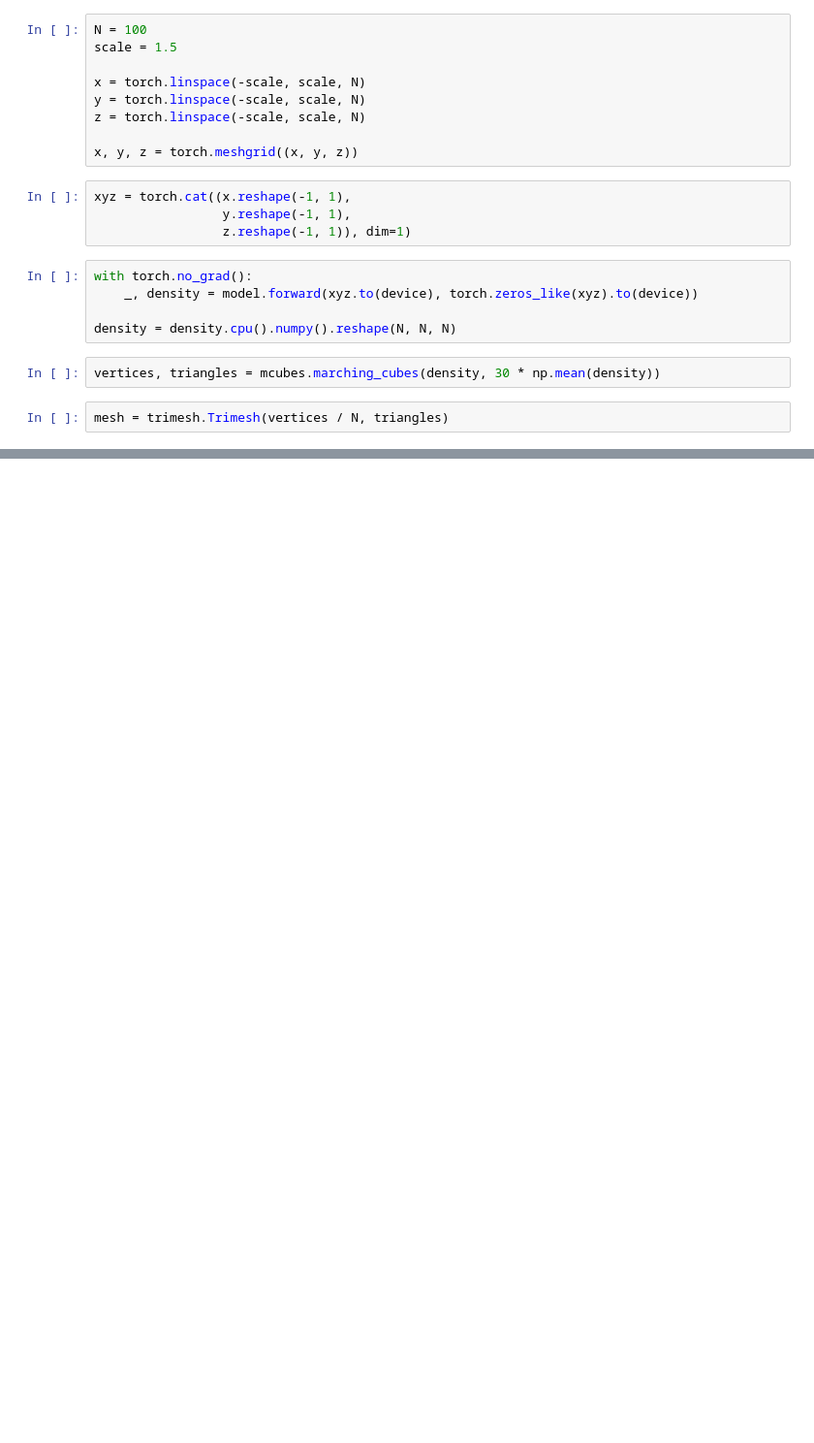
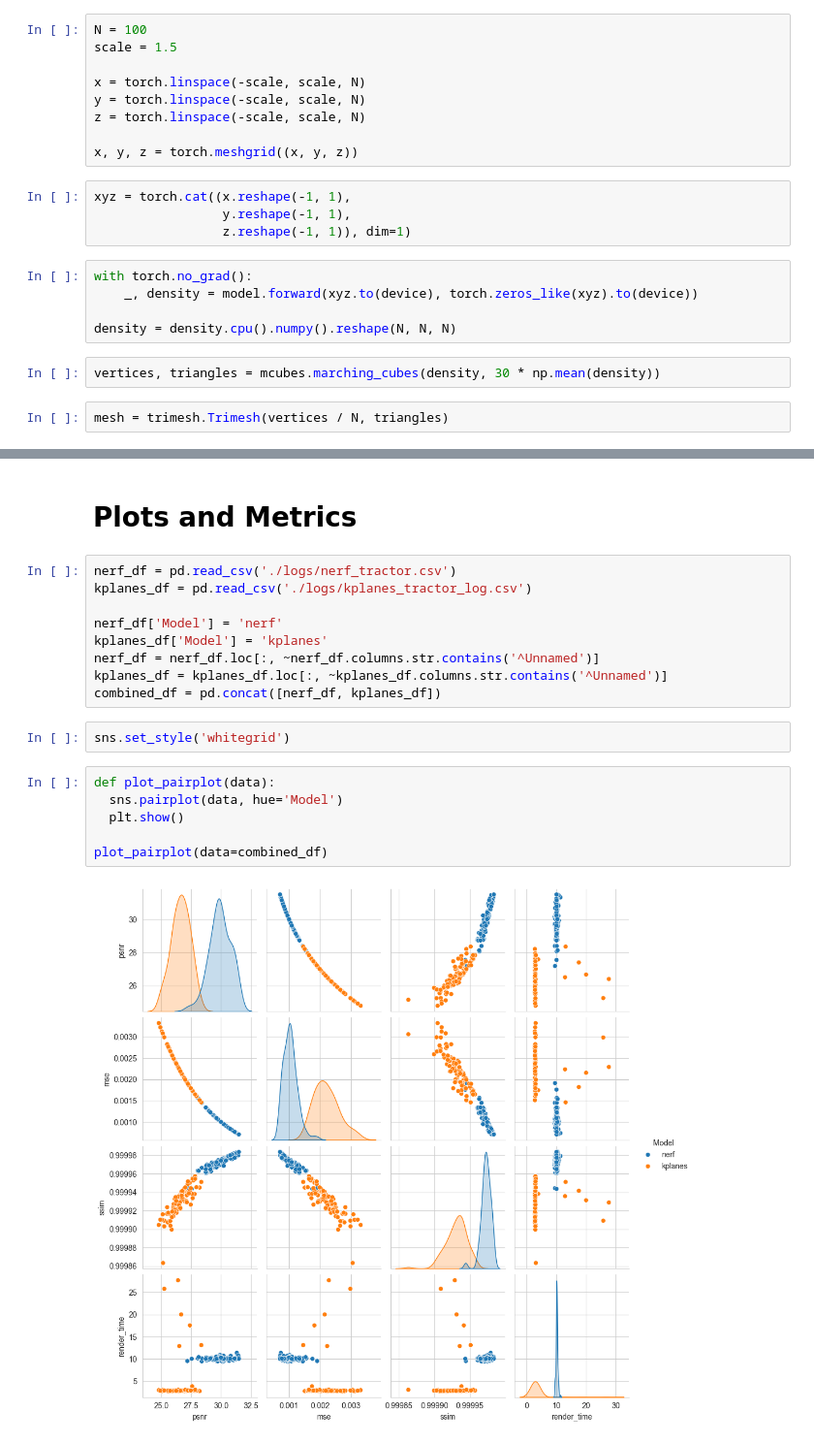
Before and after one commit to VRX2314/NeRF-KPlanes-SemX, a Jupyter notebook: full_pipe.ipynb, the cells around one changed output, grey strips where cells are left out. Shown at 97% size. Saved outputs shown, nothing was run; the diff lists cells and outputs as text; blank space fills up the shorter version.

Commit message:
added plots

```diff
--- a/full_pipe.ipynb
+++ b/full_pipe.ipynb
@@ -502,3 +504,24 @@ mesh = trimesh.Trimesh(vertices / N, triangles)
 mesh.show()
 # %% [output]
 [interactive output not drawn]
+# %% [markdown]
+# Plots and Metrics
+# %%
+nerf_df = pd.read_csv('./logs/nerf_tractor.csv')
+kplanes_df = pd.read_csv('./logs/kplanes_tractor_log.csv')
+
+nerf_df['Model'] = 'nerf'
+kplanes_df['Model'] = 'kplanes'
+nerf_df = nerf_df.loc[:, ~nerf_df.columns.str.contains('^Unnamed')]
+kplanes_df = kplanes_df.loc[:, ~kplanes_df.columns.str.contains('^Unnamed')]
+combined_df = pd.concat([nerf_df, kplanes_df])
+# %%
+sns.set_style('whitegrid')
+# %%
+def plot_pairplot(data):
+  sns.pairplot(data, hue='Model')
+  plt.show()
+
+plot_pairplot(data=combined_df)
+# %% [output]
+[figure, added]
```
Also changed, not shown: parts of 4 cells of this notebook, 3 other files.
